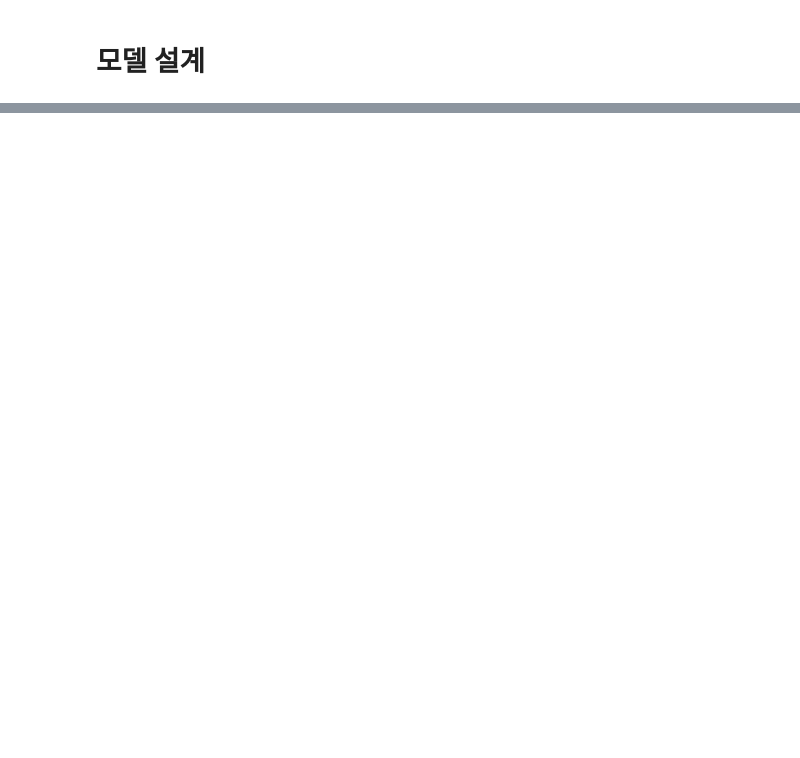
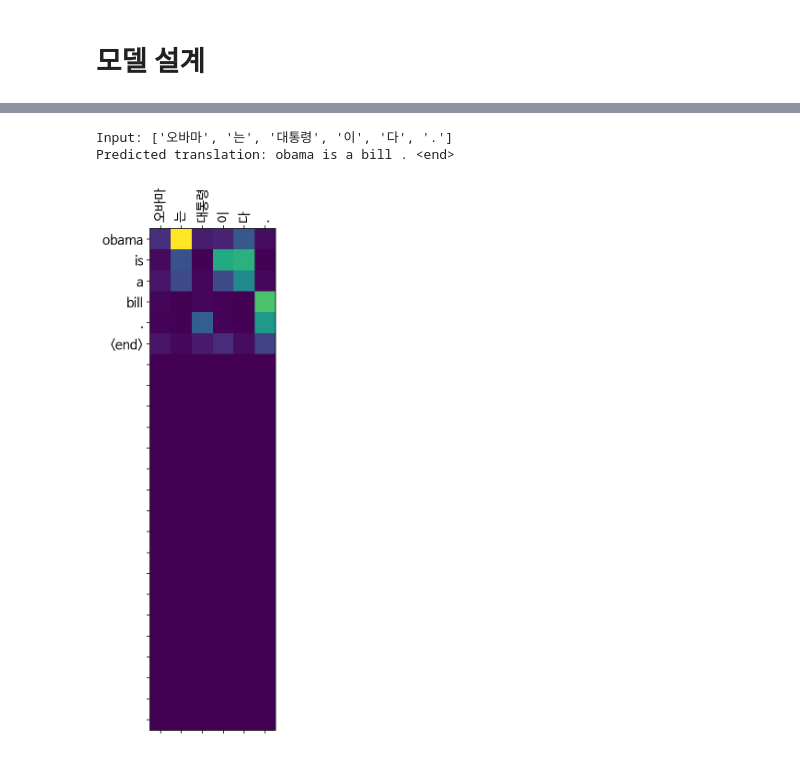
Before and after one commit to philosucker/MiniProjects, a Jupyter notebook: _G-04_seq2seq_NMT/[G04]seq2seq_NMT/[G04]seq2seq_NMT.ipynb, the cells around one changed output, grey strips where cells are left out. Cells and saved outputs as stored; diff of their text form; code cells hidden in the pictures; blank space fills up the shorter version.

```diff
--- a/_G-04_seq2seq_NMT/[G04]seq2seq_NMT/[G04]seq2seq_NMT.ipynb
+++ b/_G-04_seq2seq_NMT/[G04]seq2seq_NMT/[G04]seq2seq_NMT.ipynb
@@ -410,0 +444,6 @@ translate("언제쯤 돌아올 수 있어?", encoder, decoder)
+# %%
+translate("오바마는 대통령이다.", encoder, decoder)
+# %% [output]
+Input: ['오바마', '는', '대통령', '이', '다', '.']
+Predicted translation: obama is a bill . <end>
+[figure, added]
```
Also changed, not shown: parts of 31 cells of this notebook.
